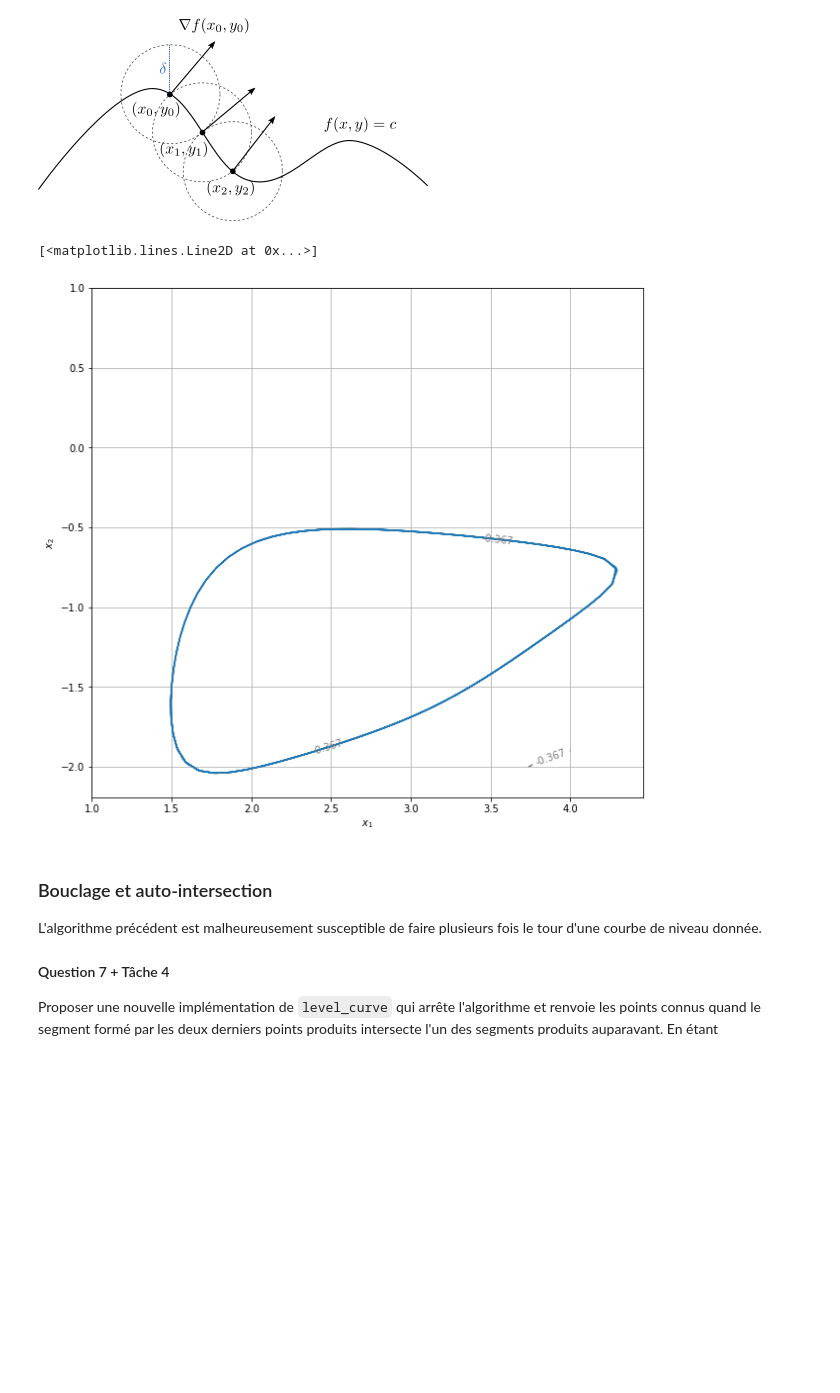
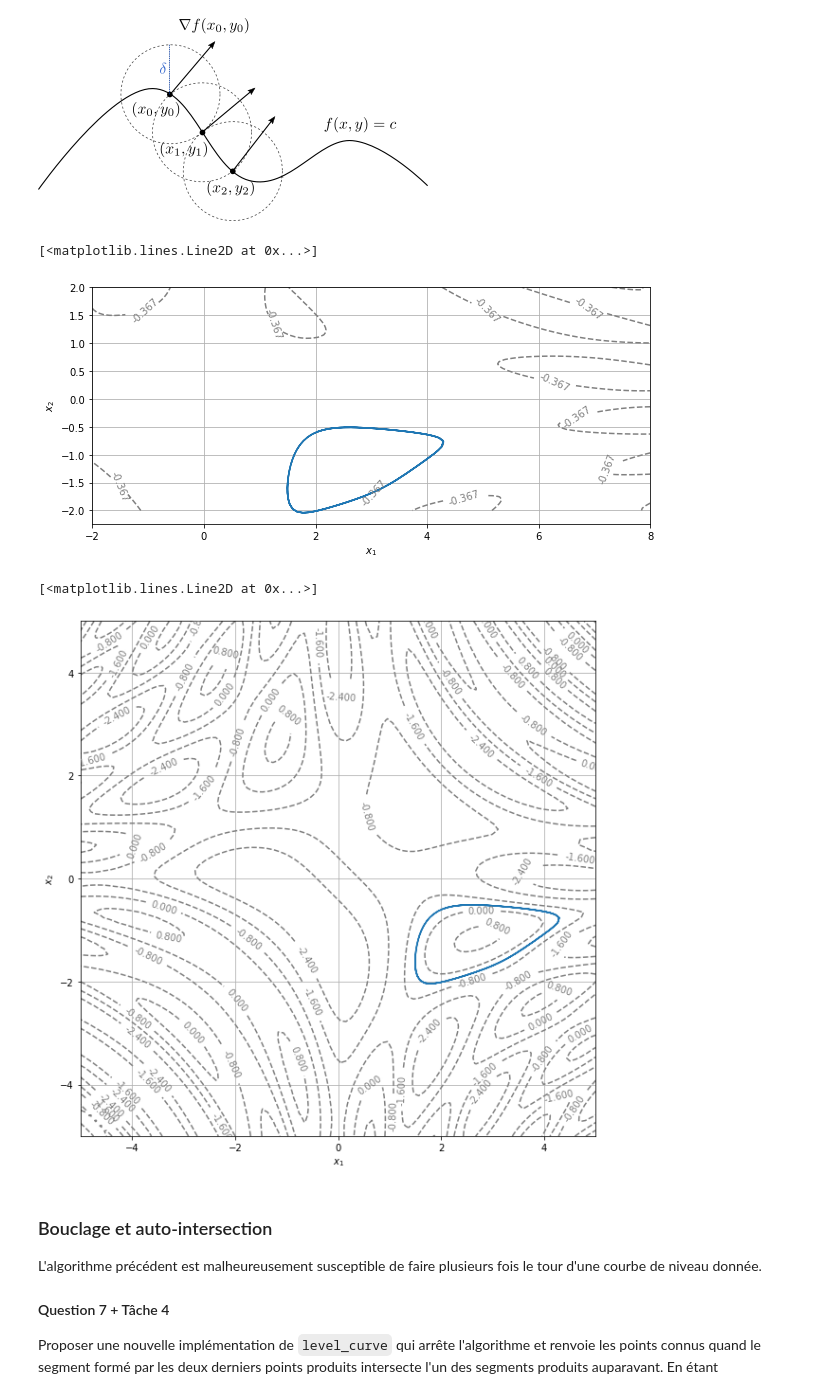
Before and after one commit to raphfaurie/ProjetnumeriqueCalcDiff, a Jupyter notebook: NotebookMaths_courbe_niveau_Faurie_Hochedez.ipynb, the cells around one changed output. Drawn from its saved outputs; the diff is of its cells as text; code cells hidden in the pictures; blank space fills up the shorter version.

```diff
--- a/NotebookMaths_courbe_niveau_Faurie_Hochedez.ipynb
+++ b/NotebookMaths_courbe_niveau_Faurie_Hochedez.ipynb
@@ -468,11 +468,11 @@ tab = level_curve(f3,1.5,-1.5,0.1,200,0.1,100)
 # %%
 display_contour(
     f3,
-    x=np.linspace(1.0, 4.0, 100),
-    y=np.linspace(-2.0, 1.0, 100),
-    levels=[f3(1.5,-1.5)] # levels: [0.125, 0.25, ..., 64, 128]
+    x=np.linspace(-2.0, 8.0, 100),
+    y=np.linspace(-2.0, 2.0, 100),
+    levels=[f3(1.5,-1.5)]
 )
 plt.plot(tab[0],tab[1])
 # %% [output]
 [<matplotlib.lines.Line2D at 0x...>]
-[figure, old version]
+[figure, new version]
@@ -481,3 +479,14 @@ x0,x1,y0,y1,delta = tab[0][20],tab[0][21],tab[1][20],tab[1][21],0.1
+# %%
+display_contour(
+    f3,
+    x=np.linspace(-5.0, 5.0, 100),
+    y=np.linspace(-5.0, 5.0, 100),
+    levels=5, # 5 levels, automatically selected
+)
+plt.plot(tab[0],tab[1])
+# %% [output]
+[<matplotlib.lines.Line2D at 0x...>]
+[figure, added]
 # %% [markdown]
 ### Bouclage et auto-intersection
 
```
Also changed, not shown: parts of 9 cells of this notebook.
